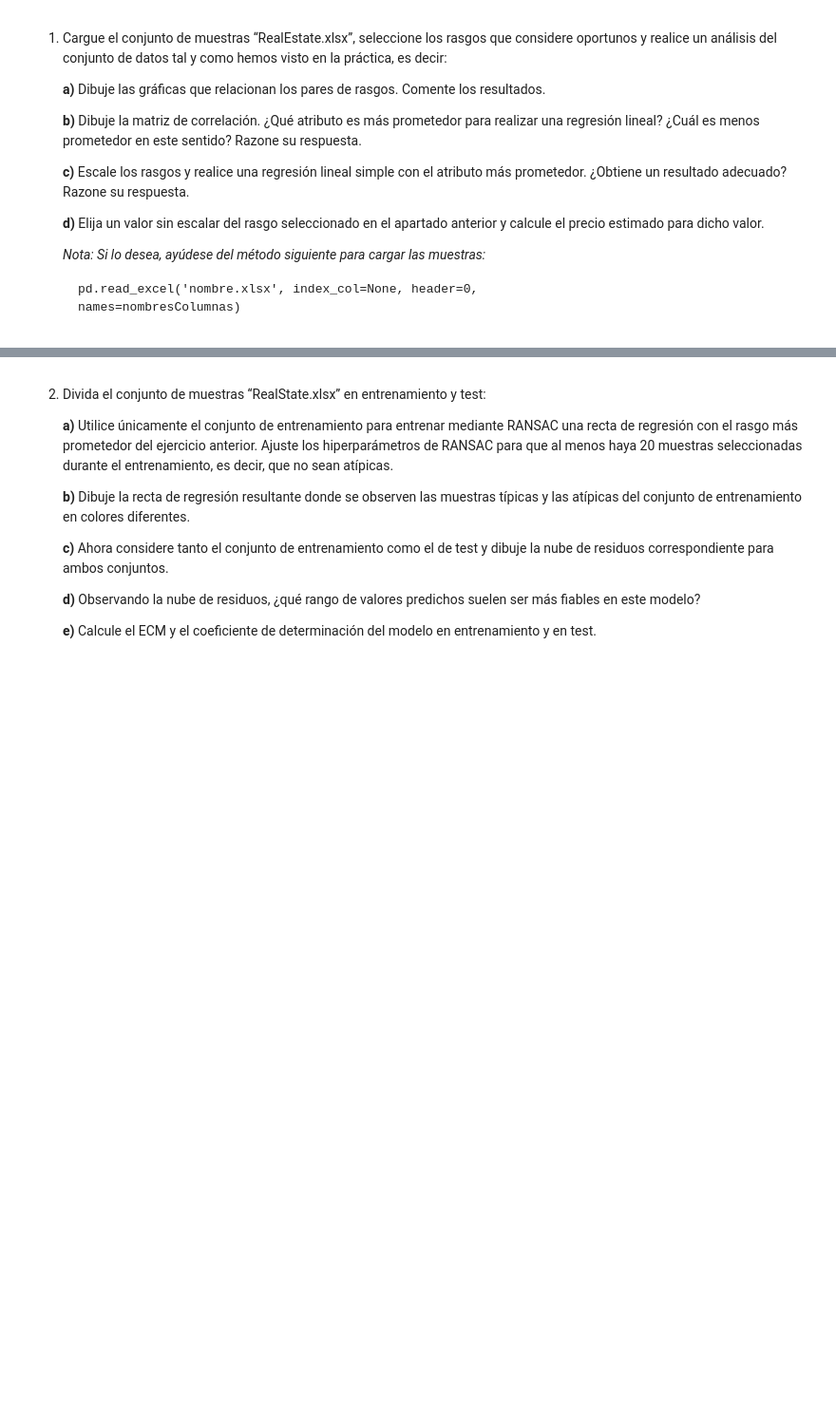
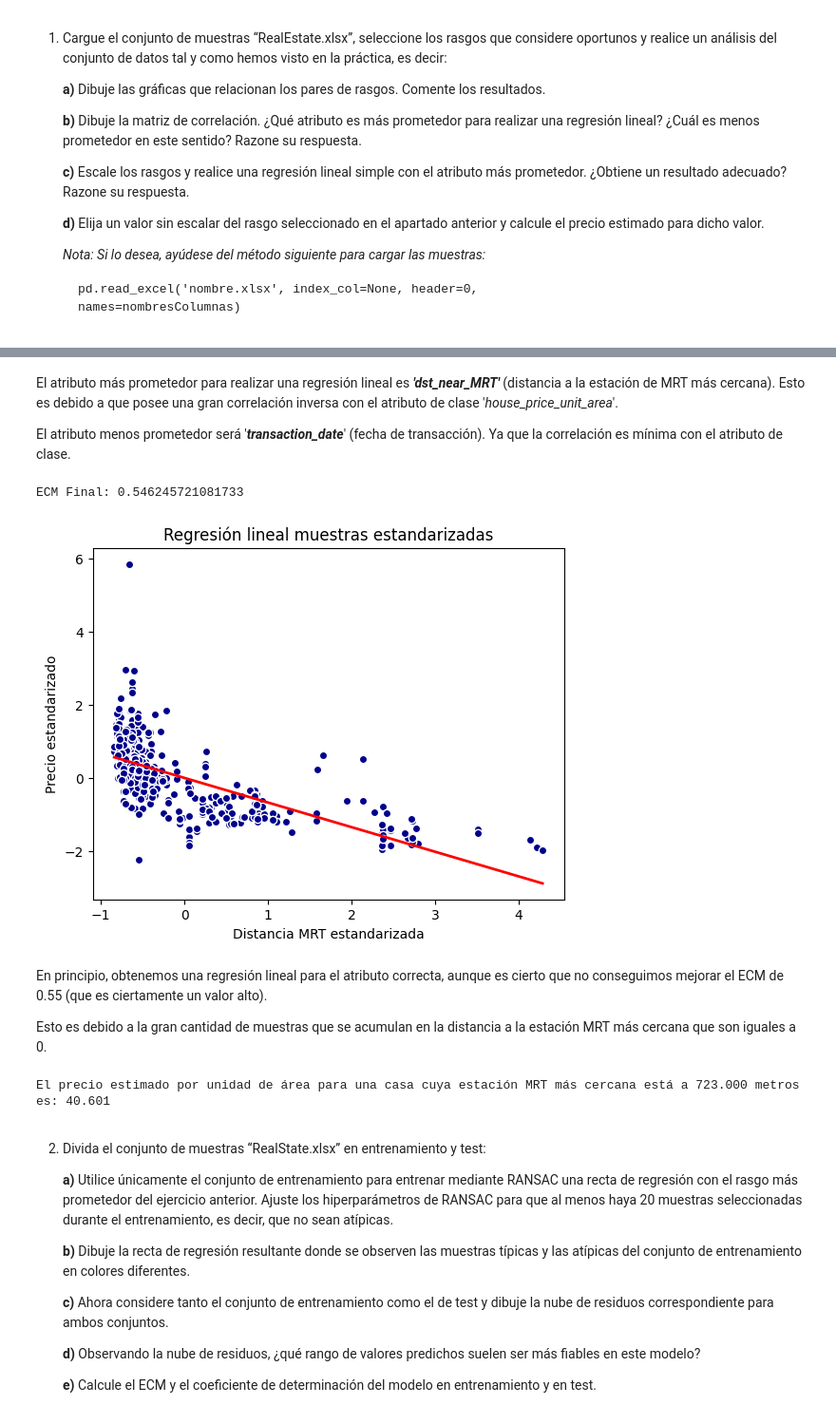
Before and after one commit to pablofazio02/diploma-aprendizaje-automatico-python, a Jupyter notebook: Módulo III - Algoritmos de Aprendizaje Supervisado/V. Algoritmos de regresión/Tarea_Algoritmos_de_regresión.ipynb, the cells around one changed output, grey strips where cells are left out. Shown at 95% size. Cells and saved outputs as stored; diff of their text form; code cells hidden in the pictures; blank space fills up the shorter version.

```diff
--- a/Módulo III - Algoritmos de Aprendizaje Supervisado/V. Algoritmos de regresión/Tarea_Algoritmos_de_regresión.ipynb
+++ b/Módulo III - Algoritmos de Aprendizaje Supervisado/V. Algoritmos de regresión/Tarea_Algoritmos_de_regresión.ipynb
@@ -26,3 +94,69 @@
+# %% [markdown]
+El atributo más prometedor para realizar una regresión lineal es ***'dst_near_MRT'*** (distancia a la estación de MRT más cercana). Esto es debido a que posee una gran correlación inversa con el atributo de clase '*house_price_unit_area*'.
+
+El atributo menos prometedor será '***transaction_date***' (fecha de transacción). Ya que la correlación es mínima con el atributo de clase.
+# %%
+# APARTADO C)
+
+from sklearn.preprocessing import StandardScaler
+
+# Preparamos muestras
+X = df[['dst_near_MRT']].values
+y = df['house_price_unit_area'].values
+
+# Estandarizamos rasgos y salida deseada como en la práctica
+xEstandarizador = StandardScaler()
+yEstandarizador = StandardScaler()
+X_est = xEstandarizador.fit_transform(X)
+
+# Estandarizamos valores objetivo, aplicamos función flatten para pasar a
+# vector de una dimensión
+
+y_est = yEstandarizador.fit_transform(y[:, np.newaxis]).flatten()
+# %%
+from sklearn.linear_model import LinearRegression
+from sklearn.metrics import mean_squared_error
+
+regLin = LinearRegression()
+regLin.fit(X_est, y_est)
+
+# Calculamos el ECM final
+y_pred_est = regLin.predict(X_est)
+ecm_final = mean_squared_error(y_est, y_pred_est)
+print(f"ECM Final: {ecm_final}")
+# %% [output]
+ECM Final: 0.546245721081733
+# %%
+plt.scatter(X_est, y_est, c='darkblue', edgecolor='white')
+
+# Dibujamos la recta de regresión
+XInicioFinRectaReg = np.array([X_est.min(), X_est.max()])
+YInicioFinRectaReg = regLin.predict(XInicioFinRectaReg[:, np.newaxis])
+plt.plot(XInicioFinRectaReg, YInicioFinRectaReg, color='red', lw=2)
+
+plt.title('Regresión lineal muestras estandarizadas')
+plt.xlabel('Distancia MRT estandarizada')
+plt.ylabel('Precio estandarizado')
+plt.show()
+# %% [output]
+[figure, added]
+# %% [markdown]
+En principio, obtenemos una regresión lineal para el atributo correcta, aunque es cierto que no conseguimos mejorar el ECM de 0.55 (que es ciertamente un valor alto).
+
+Esto es debido a la gran cantidad de muestras que se acumulan en la distancia a la estación MRT más cercana que son iguales a 0.
+# %%
+# APARTADO D)
+
+# Vamos a tomar por ejemplo el valor de 723 metros
+distancia_mrt = 723
+
+# Calculamos el precio estimado para dicho valor mostrando el resultado sin escalar
+distanciaMRTEst = xEstandarizador.transform(np.array([[distancia_mrt]]))
+precioEst = regLin.predict(distanciaMRTEst)
+print("El precio estimado por unidad de área para una casa cuya estación MRT más cercana está a %.3f metros es: %.3f"%
+      (distancia_mrt, yEstandarizador.inverse_transform(precioEst.reshape(-1,1))[0,0]))
+# %% [output]
+El precio estimado por unidad de área para una casa cuya estación MRT más cercana está a 723.000 metros es: 40.601
 # %% [markdown]
 2. Divida el conjunto de muestras “RealState.xlsx” en entrenamiento y test:
 
```
Also changed, not shown: parts of 33 cells of this notebook.
